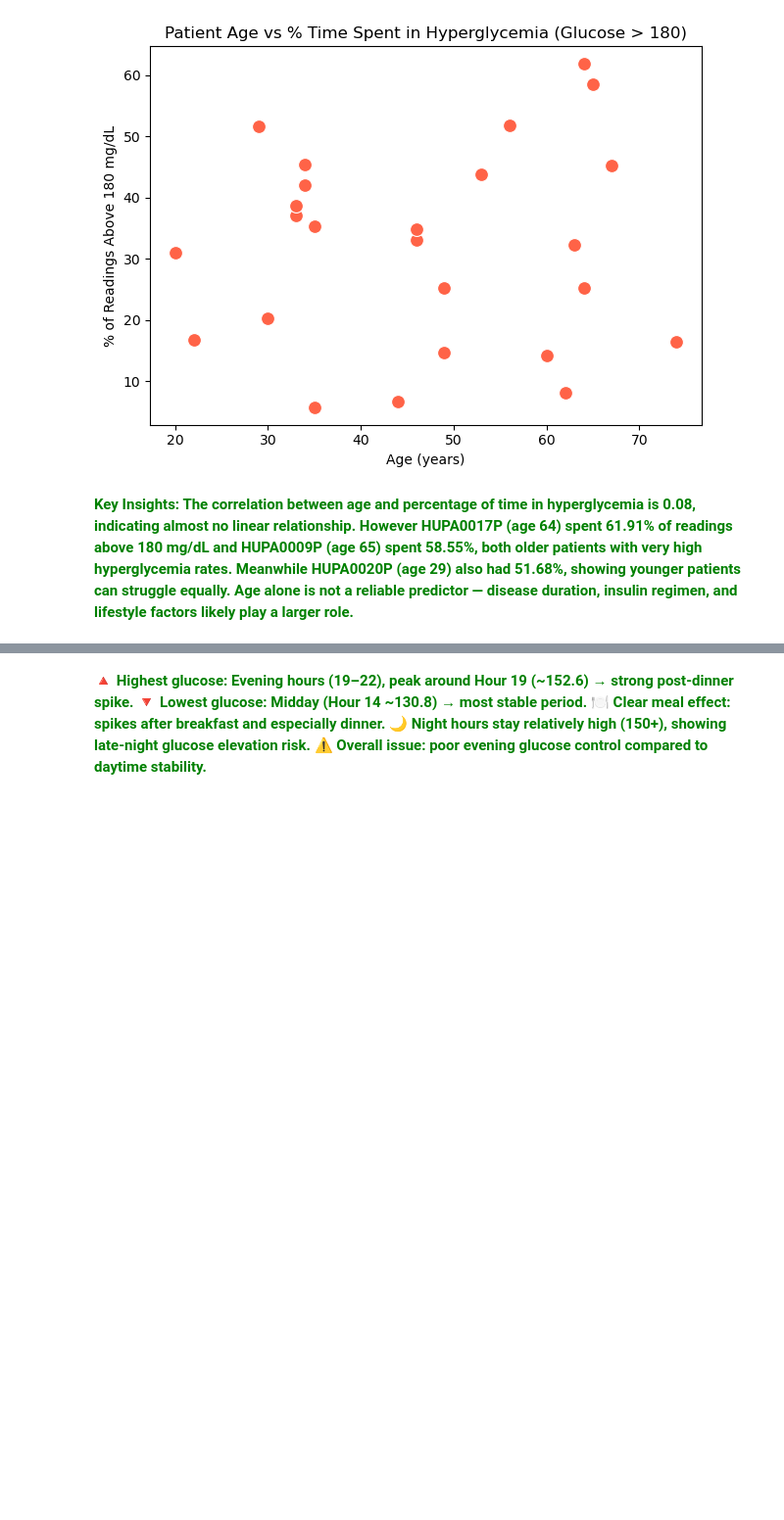
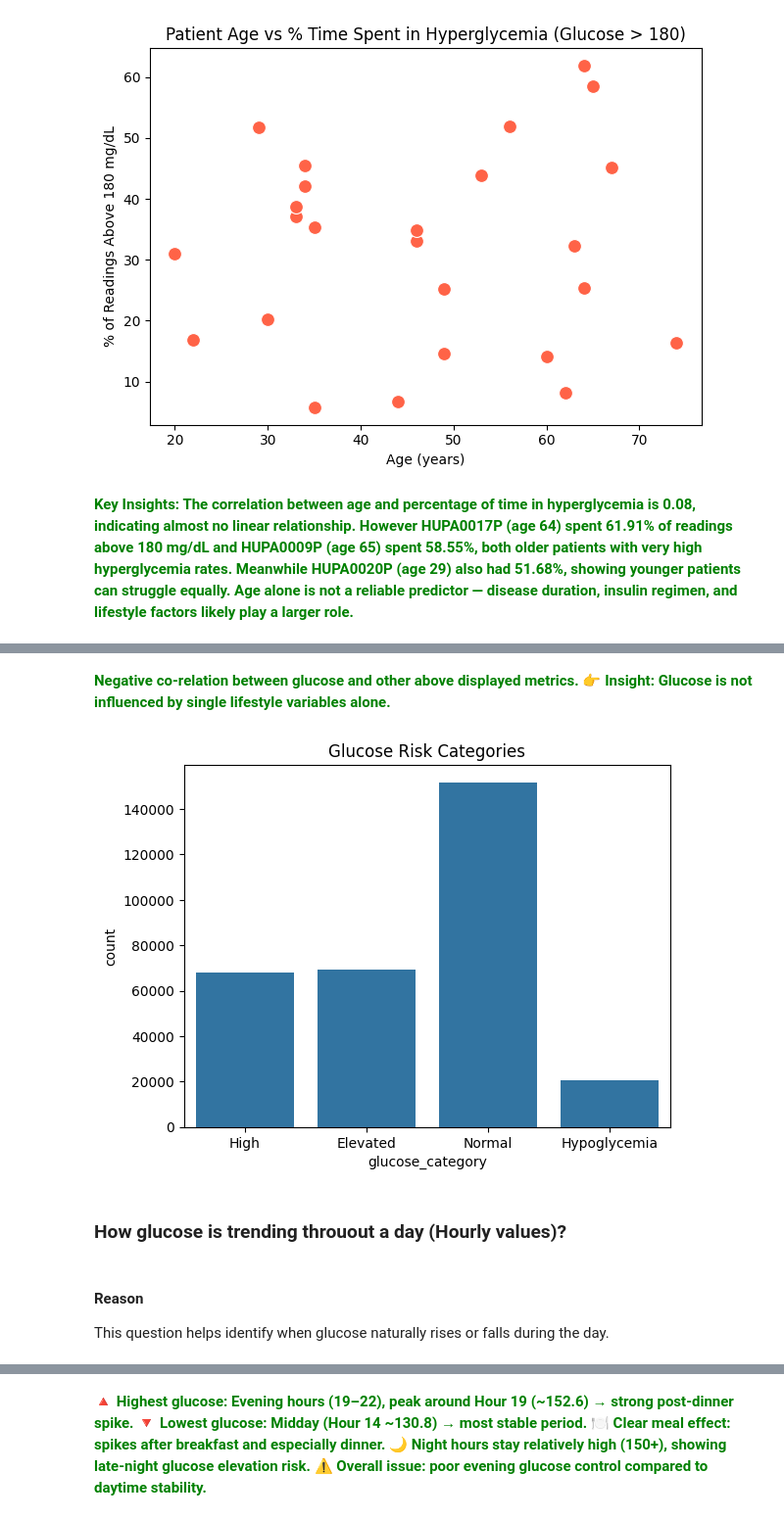
Before and after one commit to PoojaBELURE1724/Team6_DataDynamos_Python-Hackathon_MAY-2026, a Jupyter notebook: Team6_DataDynamos_category3.PrescriptiveAnalysis.ipynb, the cells around one changed output, grey strips where cells are left out. Shown at 98% size. Cells and saved outputs as stored; diff of their text form; code cells hidden in the pictures; blank space fills up the shorter version.

Commit message:
all questions
all questions

```diff
--- a/Team6_DataDynamos_category3.PrescriptiveAnalysis.ipynb
+++ b/Team6_DataDynamos_category3.PrescriptiveAnalysis.ipynb
@@ -395,0 +531,28 @@ plt.show()
+# %% [markdown]
+**<span style="color:green">
+Negative co-relation between glucose and other above displayed metrics.
+👉 Insight: Glucose is not influenced by single lifestyle variables alone.
+</span>**
+# %%
+def categorize_glucose(x):
+    if x < 70:
+        return "Hypoglycemia"
+    elif x < 140:
+        return "Normal"
+    elif x < 180:
+        return "Elevated"
+    else:
+        return "High"
+
+df['glucose_category'] = df['glucose'].apply(categorize_glucose)
+
+sns.countplot(data=df, x='glucose_category')
+plt.title("Glucose Risk Categories")
+plt.show()
+# %% [output]
+[figure, added]
+# %% [markdown]
+### How glucose is trending throuout a day (Hourly values)?
+# %% [markdown]
+#### **Reason**
+This question helps identify when glucose naturally rises or falls during the day.
```
Also changed, not shown: parts of 87 cells of this notebook.
